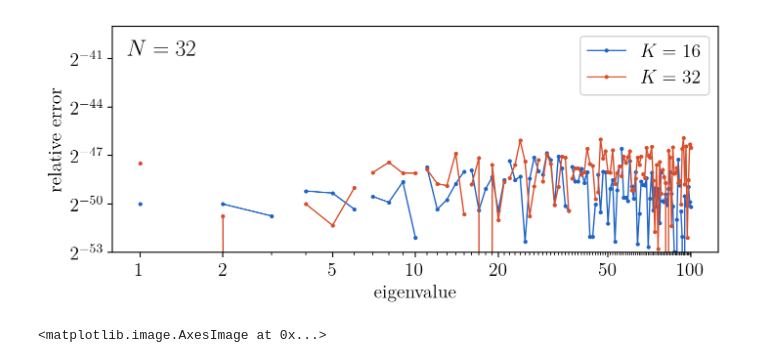
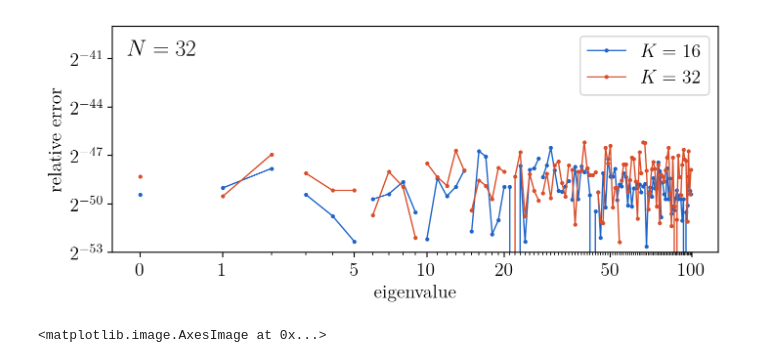
Before and after one commit to toonijn/PhD-thesis, a Jupyter notebook: img/chapter4/nm_benchmark_zero.ipynb, the cells around one changed output. Drawn from its saved outputs; the diff is of its cells as text; code cells hidden in the pictures.

Commit message:
eigen opmerkingen chapter 4

```diff
--- a/img/chapter4/nm_benchmark_zero.ipynb
+++ b/img/chapter4/nm_benchmark_zero.ipynb
@@ -84,43 +84,41 @@ N = len(next(iter(rm.values())))
 
 ax.set_xscale('log', base=10)
 ax.set_yscale('log', base=2)
-ax.xaxis.set_major_locator(FixedLocator([1, 2, 5, 10, 20, 50, 100]))
-ax.xaxis.set_major_formatter(ScalarFormatter())
-ax.xaxis.set_minor_locator(FixedLocator(range(1, N)))
-ax.xaxis.set_minor_formatter(FormatStrFormatter(""))
+xticks = [1, 2, 6, 11, 21, 51, 101]
+ax.set_xticks(xticks, labels=[f"{x-1}" for x in xticks])
+ax.set_xticks(range(1, 101), labels=[], minor=True)
 ax.set_ylim(2**-53, 2**-39)
 ax.set_ylabel("relative error")
-if ni == 2:
-    ax.set_xlabel("eigenvalue")
+ax.set_xlabel("eigenvalue")
 
 mults = settings["multiplicities"]
 
 for i, (m, r) in enumerate(sorted(rm.items())):
     j = 0
 
     kwargs = dict(
         label=f"$K={m}$",
         color=ugent.palet[i],
         marker='.', ls='-', lw=1, markersize=4,
     )
     for mult in mults:
         d = r[j:j+mult]
         ax.plot(range(j + 1, j+len(d)+1), d, **kwargs)
         if j == 0:
             del kwargs["label"]
         j += mult
         if j >= len(r):
             break
 
 ax.set_title(f"$N = {n}$", y=0.835, x=0.025, loc="left")
 
 
 ax.legend(loc="upper right")
 
 fig.show()
 plt.savefig(f"nm_test_zero_rectangle.pdf", bbox_inches="tight")
 # %% [output]
-[figure, old version]
+[figure, new version]
 # %%
 x = np.linspace(-2, 2, 50)
 y = np.linspace(-2, 2, 50)
```
Also changed, not shown: parts of 4 cells of this notebook, 15 other files.
